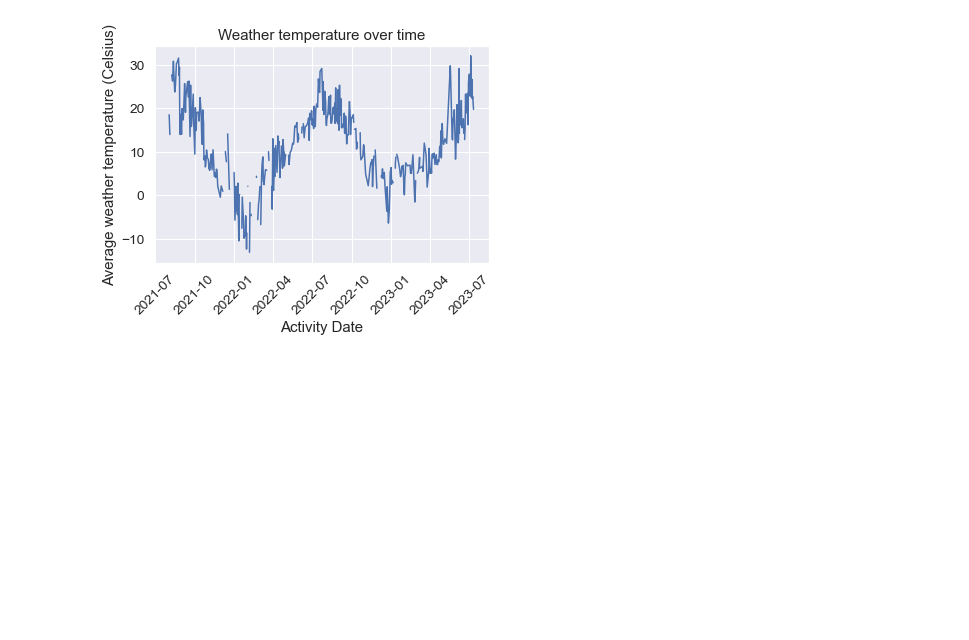
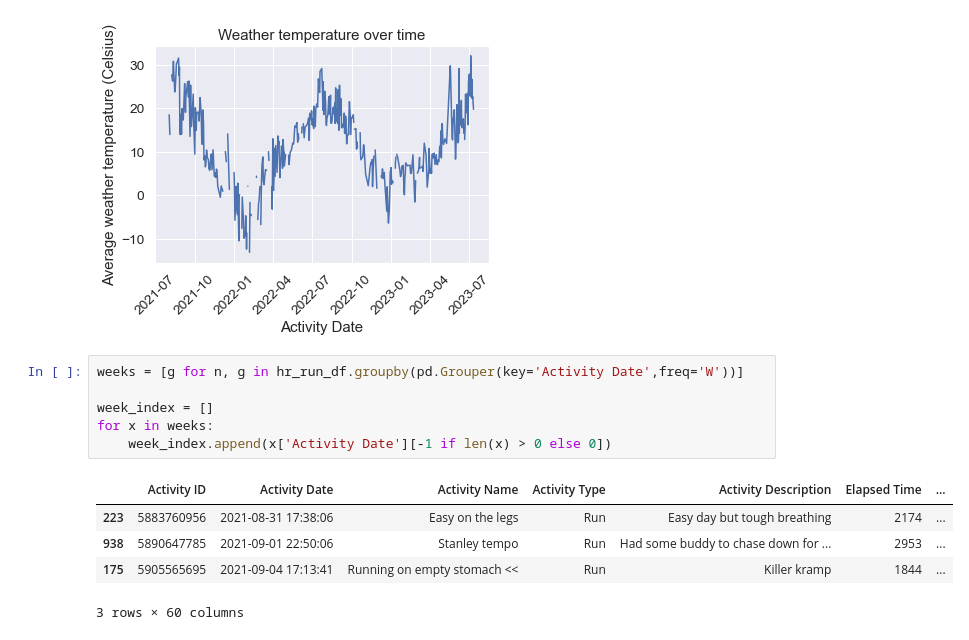
Before and after one commit to Brendanlai/Analysis_Playground, a Jupyter notebook: strava/myStrava.ipynb, the cells around one changed output. Drawn from its saved outputs; the diff is of its cells as text; blank space fills up the shorter version.

```diff
--- a/strava/myStrava.ipynb
+++ b/strava/myStrava.ipynb
@@ -132,3 +109,15 @@ plt.title("Weather temperature over time")
 # %% [output]
 Text(0.5, 1.0, 'Weather temperature over time')
 [figure]
+# %%
+weeks = [g for n, g in hr_run_df.groupby(pd.Grouper(key='Activity Date',freq='W'))]
+
+week_index = []
+for x in weeks:
+    week_index.append(x['Activity Date'][-1 if len(x) > 0 else 0])
+# %% [output]
+|  | Activity ID | Activity Date | Activity Name | Activity Type | Activity Description | Elapsed Time | ... |
+| 223 | 5883760956 | 2021-08-31 17:38:06 | Easy on the legs | Run | Easy day but tough breathing | 2174 | ... |
+| 938 | 5890647785 | 2021-09-01 22:50:06 | Stanley tempo | Run | Had some buddy to chase down for ... | 2953 | ... |
+| 175 | 5905565695 | 2021-09-04 17:13:41 | Running on empty stomach << | Run | Killer kramp | 1844 | ... |
+3 rows × 60 columns
```
Also changed, not shown: parts of 17 cells of this notebook.
